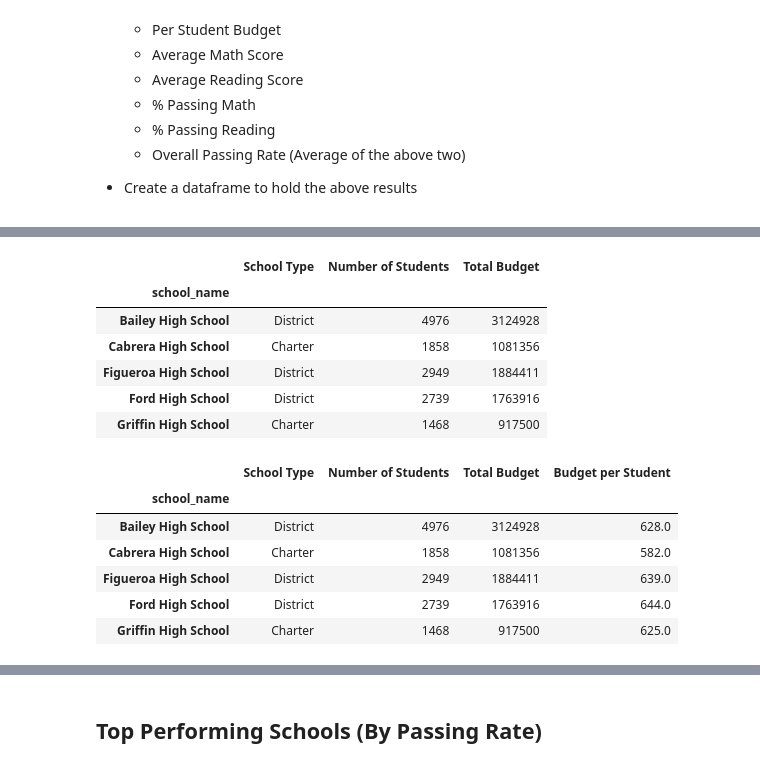
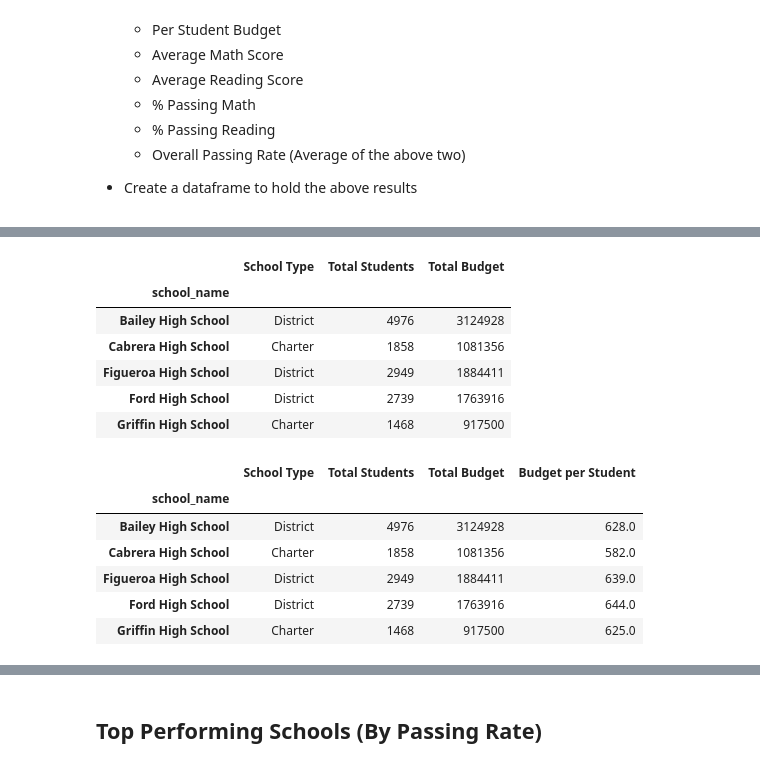
Before and after one commit to daddyjab/PythonAssignments, a Jupyter notebook: PyCitySchools/PyCitySchools-jb.ipynb, the cells around one changed output, grey strips where cells are left out. Cells and saved outputs as stored; diff of their text form; code cells hidden in the pictures.

```diff
--- a/PyCitySchools/PyCitySchools-jb.ipynb
+++ b/PyCitySchools/PyCitySchools-jb.ipynb
@@ -254,22 +214,22 @@ sch_g = full_d.groupby('school_name')
 # %%
 # Calculate per School values for:
 #   School Name -- already the key for the dataframe
 #   School Type
 #   Total Students
 #   Total School Budget
 sch_s_df = sch_g.agg({"type":"max",
                       "student_name":"count",
                       "budget":"max"
                      })
 
 # Rename the columns in the School Summary dataframe
 sch_s_df.rename(inplace=True, columns={"type":"School Type",
-                         "student_name":"Number of Students",
+                         "student_name":"Total Students",
                          "budget":"Total Budget"
                         })
 sch_s_df.head()
 # %% [output]
-|  | School Type | Number of Students | Total Budget |
+|  | School Type | Total Students | Total Budget |
 | school_name |  |  |  |
 | Bailey High School | District | 4976 | 3124928 |
 | Cabrera High School | Charter | 1858 | 1081356 |
@@ -279,10 +239,10 @@ sch_s_df.head()
 # %%
 # Enter per-School values into the School summary dataframe
 #   Per Student Budget
-sch_s_df['Budget per Student'] = sch_s_df['Total Budget'] / sch_s_df['Number of Students']
+sch_s_df['Budget per Student'] = sch_s_df['Total Budget'] / sch_s_df['Total Students']
 sch_s_df.head()
 # %% [output]
-|  | School Type | Number of Students | Total Budget | Budget per Student |
+|  | School Type | Total Students | Total Budget | Budget per Student |
 | school_name |  |  |  |  |
 | Bailey High School | District | 4976 | 3124928 | 628.0 |
 | Cabrera High School | Charter | 1858 | 1081356 | 582.0 |
```
Also changed, not shown: parts of 12 cells of this notebook.
